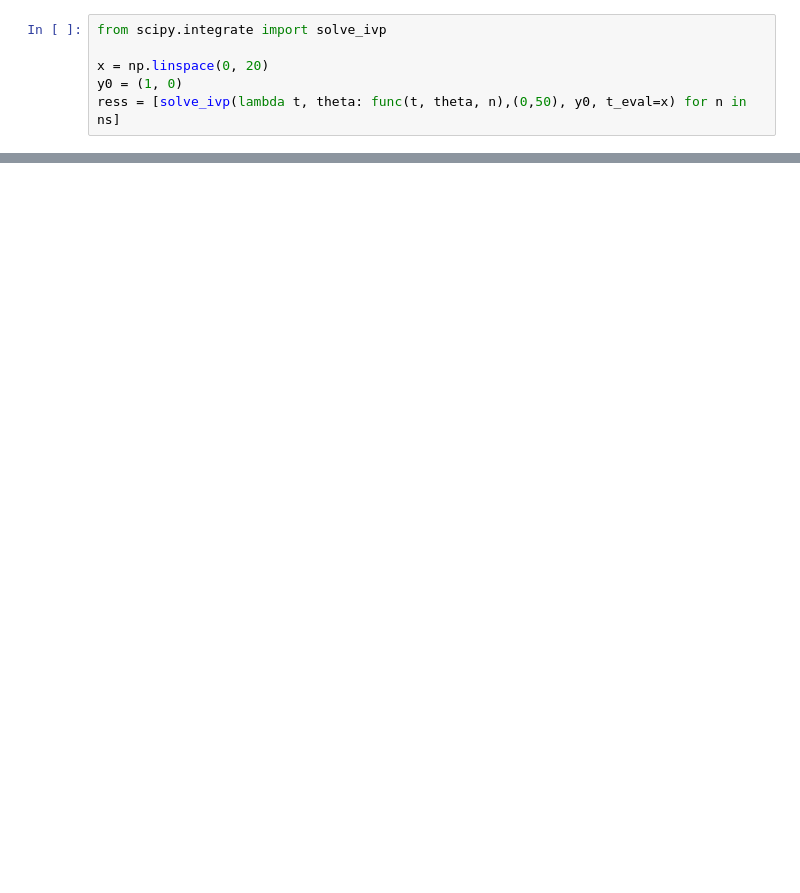
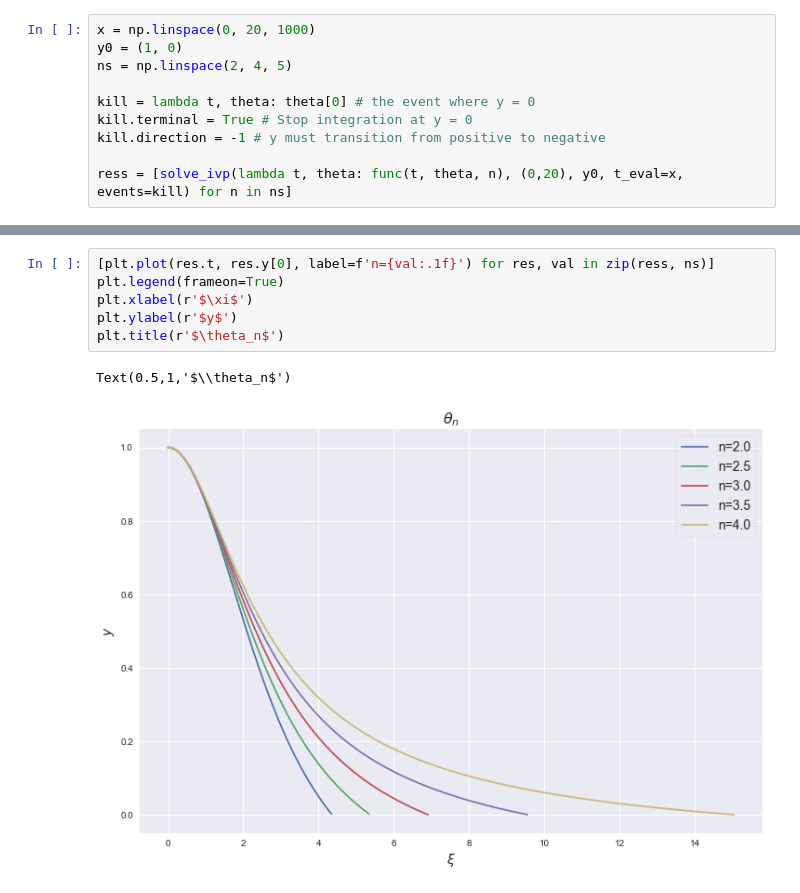
Before and after one commit to mileslucas/astro580, a Jupyter notebook: hw4/hw4.ipynb, the cells around one changed output, grey strips where cells are left out. Drawn from its saved outputs; the diff is of its cells as text; blank space fills up the shorter version.

```diff
--- a/hw4/hw4.ipynb
+++ b/hw4/hw4.ipynb
@@ -40,6 +91,10 @@ ns = np.linspace(2, 4, 10)
 # %%
-from scipy.integrate import solve_ivp
+x = np.linspace(0, 20, 1000)
+y0 = (1, 0)
+ns = np.linspace(2, 4, 5)
 
-x = np.linspace(0, 20)
-y0 = (1, 0)
-ress = [solve_ivp(lambda t, theta: func(t, theta, n),(0,50), y0, t_eval=x) for n in ns]
+kill = lambda t, theta: theta[0] # the event where y = 0
+kill.terminal = True # Stop integration at y = 0
+kill.direction = -1 # y must transition from positive to negative
+
+ress = [solve_ivp(lambda t, theta: func(t, theta, n), (0,20), y0, t_eval=x, events=kill) for n in ns]
@@ -65,0 +101,9 @@ plt.subplots_adjust(wspace=0.1)
+# %%
+[plt.plot(res.t, res.y[0], label=f'n={val:.1f}') for res, val in zip(ress, ns)]
+plt.legend(frameon=True)
+plt.xlabel(r'$\xi$')
+plt.ylabel(r'$y$')
+plt.title(r'$\theta_n$')
+# %% [output]
+Text(0.5,1,'$\\theta_n$')
+[figure, added]
```
Also changed, not shown: parts of 10 cells of this notebook.
